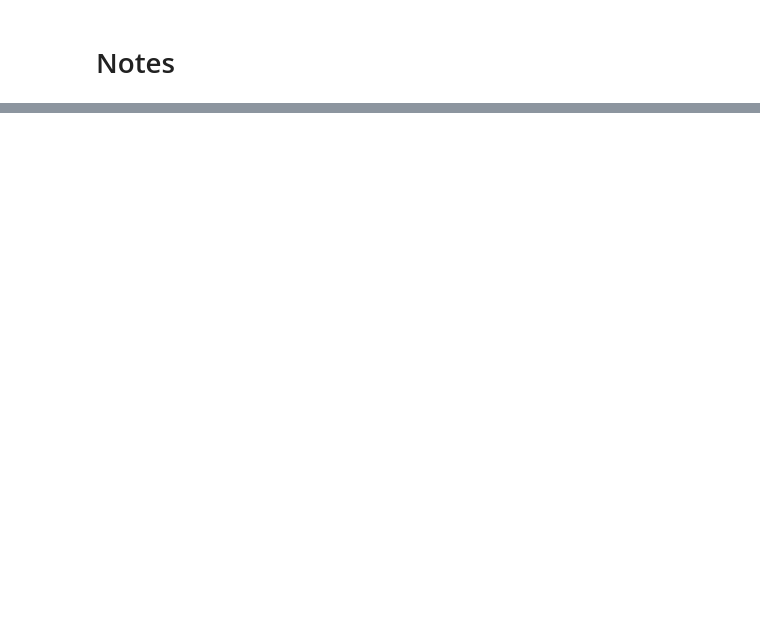
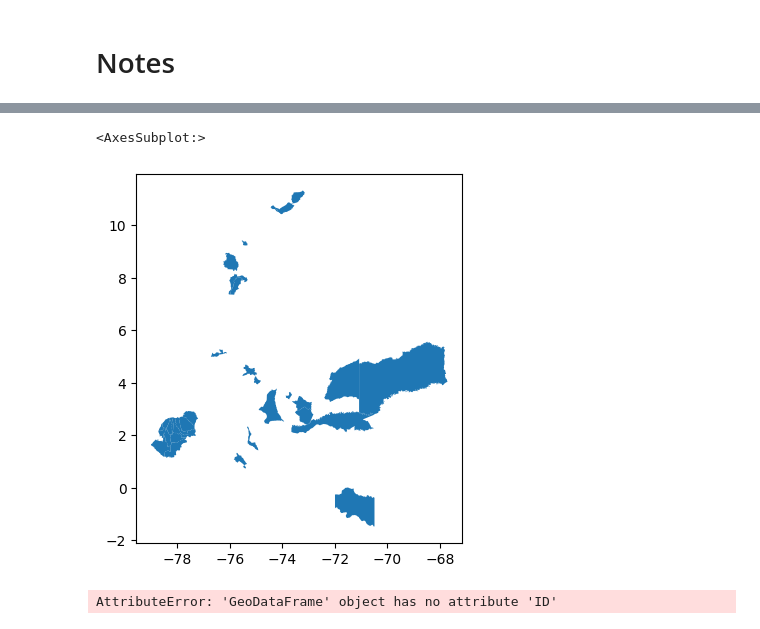
Before and after one commit to Data-Lama/pathogen_study_regions_generator, a Jupyter notebook: src/Notes Gonche.ipynb, the cells around one changed output, grey strips where cells are left out. Drawn from its saved outputs; the diff is of its cells as text; code cells hidden in the pictures; blank space fills up the shorter version.

```diff
--- a/src/Notes Gonche.ipynb
+++ b/src/Notes Gonche.ipynb
@@ -248,0 +115,17 @@ df
+# %%
+
+import geopandas
+from shapely import wkt
+
+df = pd.read_csv("temp.csv")
+df['geometry'] = geopandas.GeoSeries.from_wkt(df['geometry'])
+gdf = geopandas.GeoDataFrame(df, geometry='geometry')
+# %%
+gdf.plot()
+# %% [output]
+<AxesSubplot:>
+[figure, added]
+# %%
+gdf[gdf.ID == 20001].plot()
+# %% [output]
+AttributeError: 'GeoDataFrame' object has no attribute 'ID'
```
Also changed, not shown: parts of 22 cells of this notebook, 49 other files.
